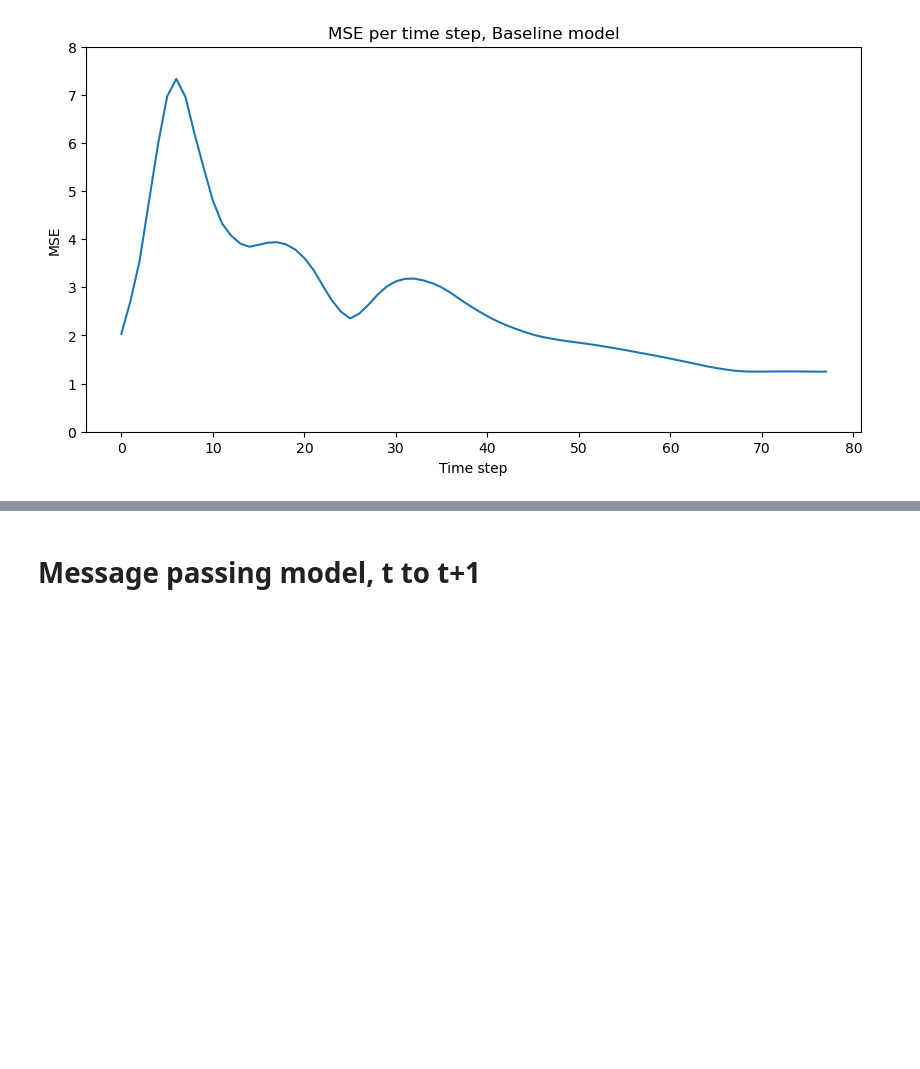
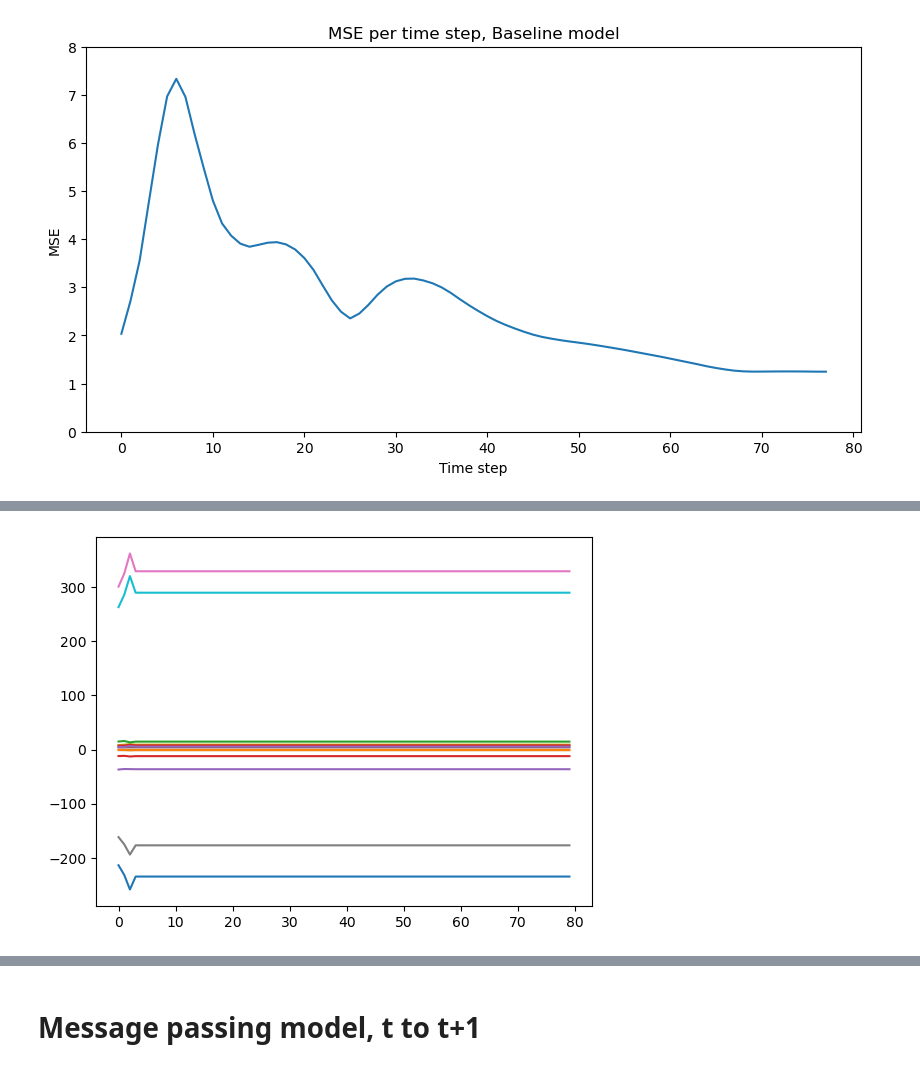
Before and after one commit to AlexiaALLAL/aneurysm_project, a Jupyter notebook: demo.ipynb, the cells around one changed output, grey strips where cells are left out. Cells and saved outputs as stored; diff of their text form; code cells hidden in the pictures; blank space fills up the shorter version.

```diff
--- a/demo.ipynb
+++ b/demo.ipynb
@@ -196,0 +402,4 @@ plt.show()
+# %%
+test_file = "4Students_Validation_cases_cropped-20250124T100628Z-001/4Students_Validation_cases_cropped/VAL_AllFields_Resultats_MESH_160"
+folder_path = osp.join(os.getcwd(), test_file)
+v_list_pred = predict_mean(folder_path)
@@ -196,0 +424,3 @@ plt.show()
+# %%
+v_list_pred = np.array(v_list_pred)
+v_list_pred
@@ -196,0 +445,7 @@ plt.show()
+# %%
+for i in range(5):
+    plt.plot(
+        v_list_pred[:, -i, :]
+    )
+# %% [output]
+[figure, added]
```
Also changed, not shown: parts of 21 cells of this notebook, 18 other files.
